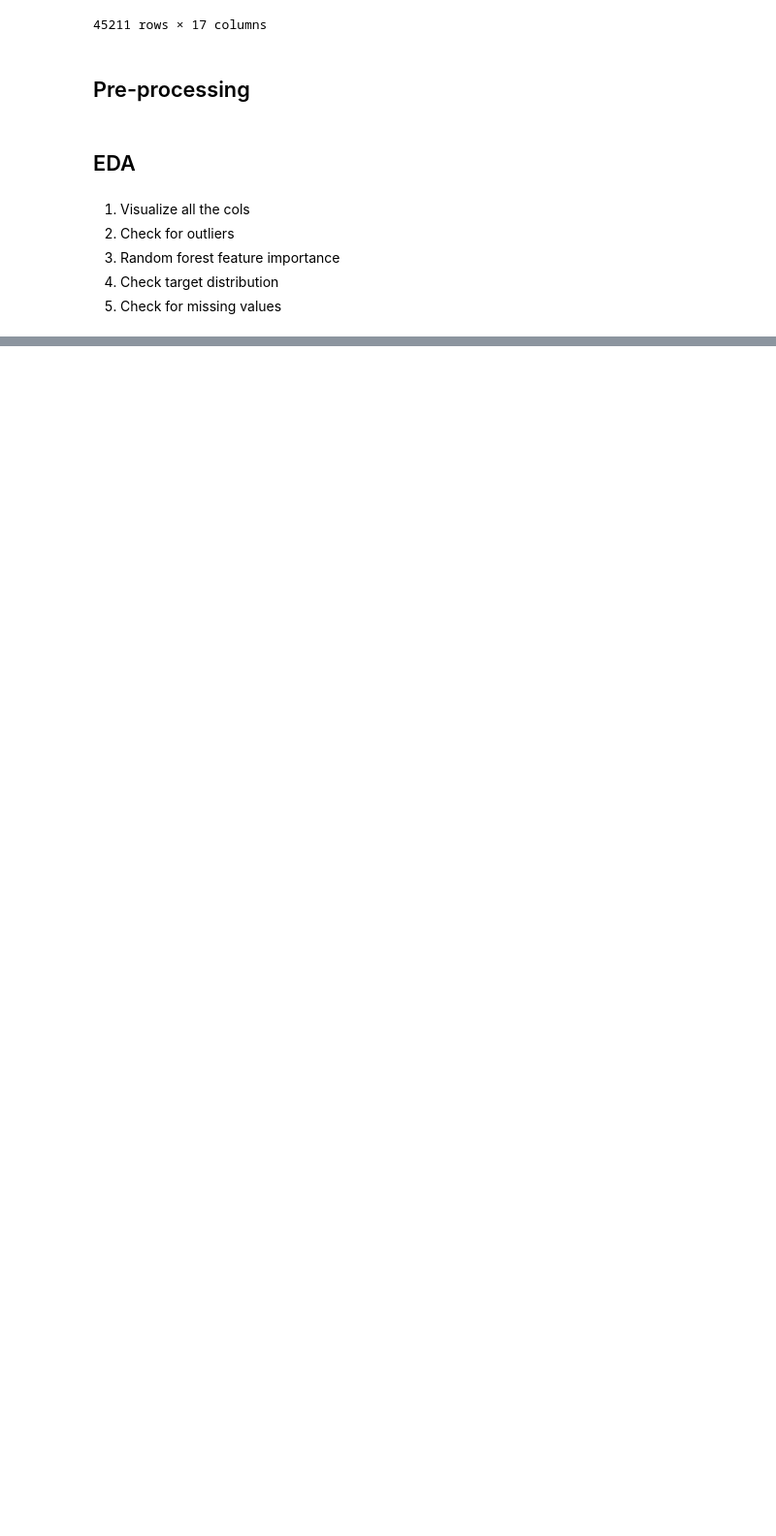
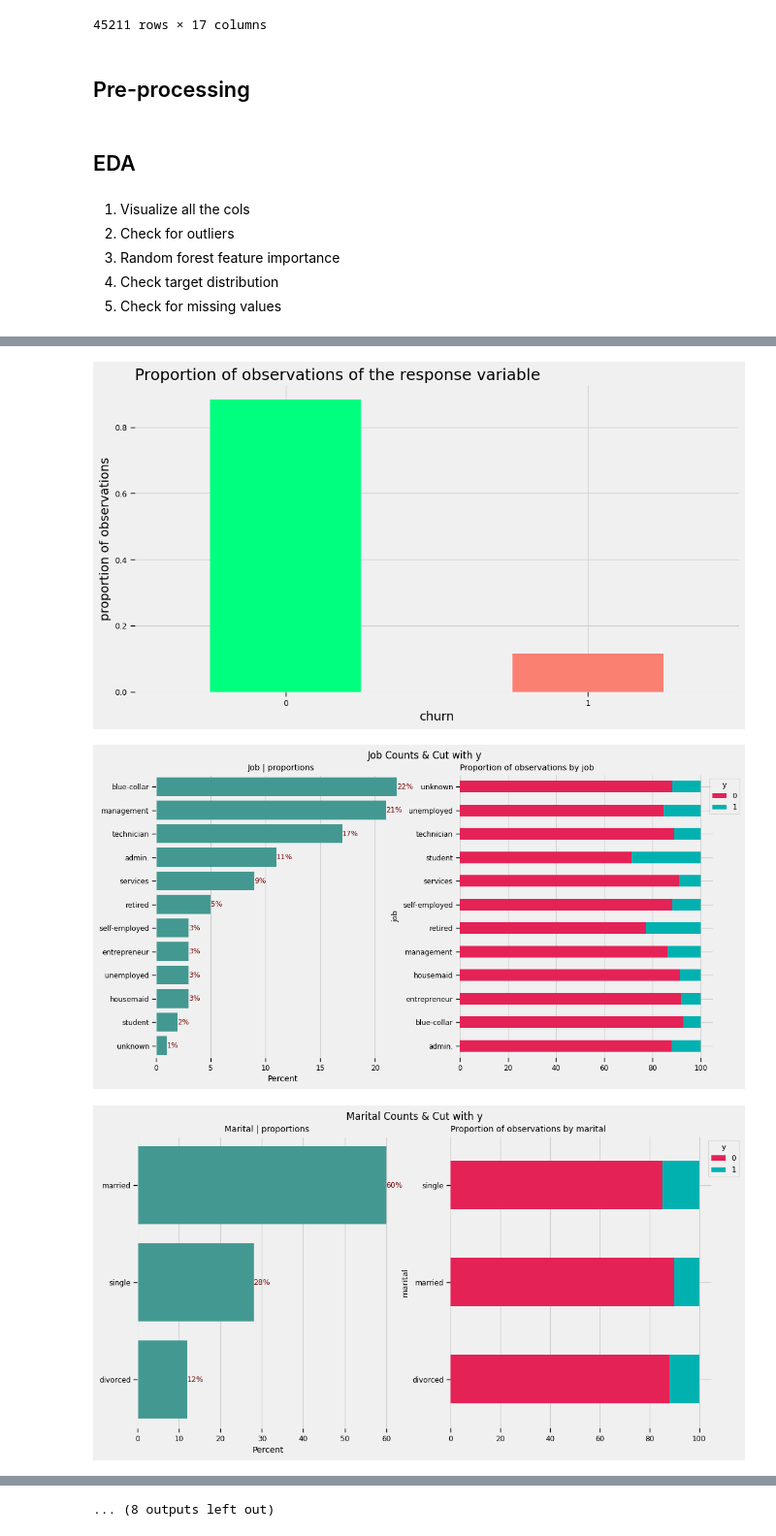
Before and after one commit to davidlwzhao/value-creation, a Jupyter notebook: notebooks/Upsell.ipynb, the cells around one changed output, grey strips where cells are left out. Shown at 97% size. Saved outputs shown, nothing was run; the diff lists cells and outputs as text; code cells hidden in the pictures; blank space fills up the shorter version.

Commit message:
helper refactored into class - working version

```diff
--- a/notebooks/Upsell.ipynb
+++ b/notebooks/Upsell.ipynb
@@ -240,0 +97,6 @@ init_diagnostic(df, target_name)
+# %%
+eda_helper.init_diagnostic()
+# %% [output]
+[figure, added]
+[figure, added]
+[figure, added]
@@ -240,0 +112 @@ init_diagnostic(df, target_name)
+... (8 outputs left out)
```
Also changed, not shown: parts of 4 cells of this notebook, 1 other file.
